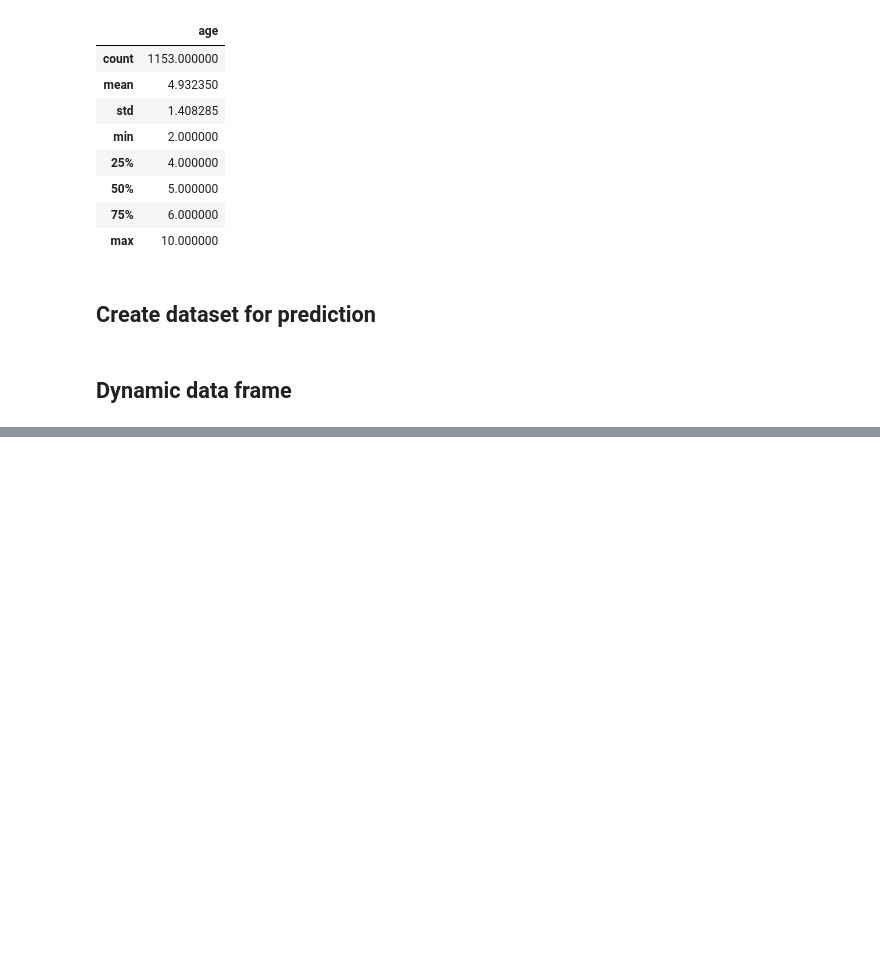
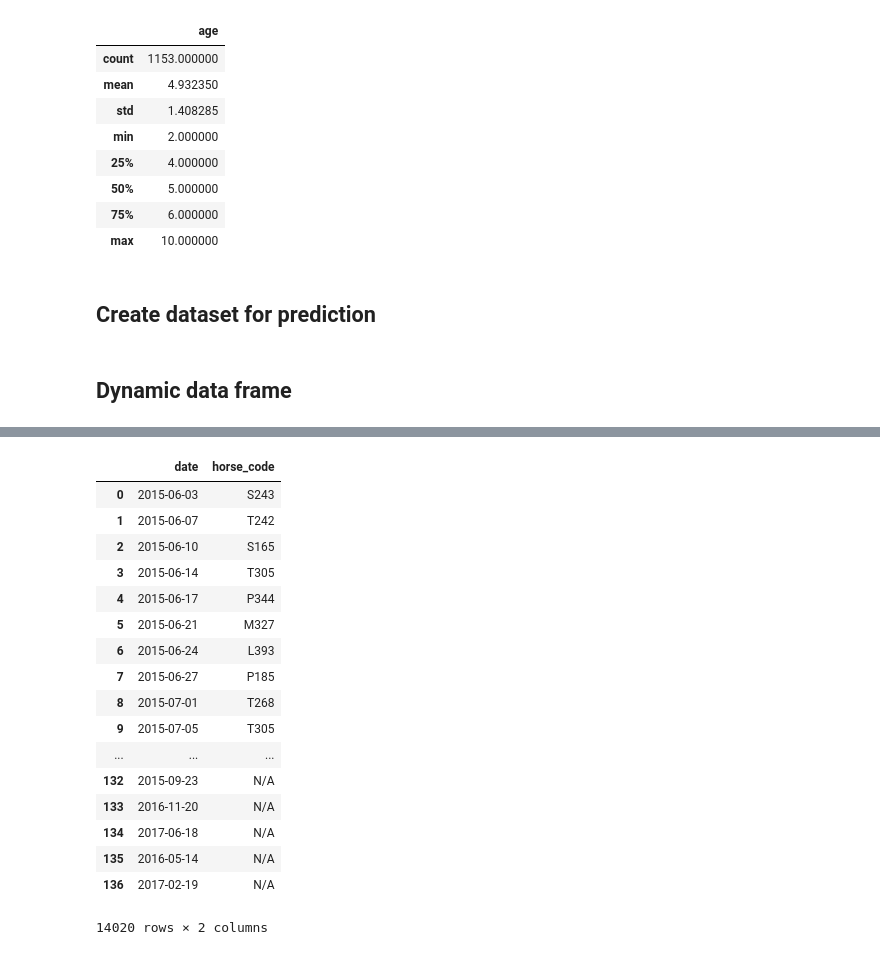
Before and after one commit to ys3250/HKJC, a Jupyter notebook: horse_model_dynamic.ipynb, the cells around one changed output, grey strips where cells are left out. Drawn from its saved outputs; the diff is of its cells as text; code cells hidden in the pictures; blank space fills up the shorter version.

```diff
--- a/horse_model_dynamic.ipynb
+++ b/horse_model_dynamic.ipynb
@@ -424,0 +443,21 @@ horse_dynamic
+# %%
+horse_dynamic[['date','horse_code']].drop_duplicates()
+# %% [output]
+|  | date | horse_code |
+| 0 | 2015-06-03 | S243 |
+| 1 | 2015-06-07 | T242 |
+| 2 | 2015-06-10 | S165 |
+| 3 | 2015-06-14 | T305 |
+| 4 | 2015-06-17 | P344 |
+| 5 | 2015-06-21 | M327 |
+| 6 | 2015-06-24 | L393 |
+| 7 | 2015-06-27 | P185 |
+| 8 | 2015-07-01 | T268 |
+| 9 | 2015-07-05 | T305 |
+| ... | ... | ... |
+| 132 | 2015-09-23 | N/A |
+| 133 | 2016-11-20 | N/A |
+| 134 | 2017-06-18 | N/A |
+| 135 | 2016-05-14 | N/A |
+| 136 | 2017-02-19 | N/A |
+14020 rows × 2 columns
```
Also changed, not shown: parts of 12 cells of this notebook.
